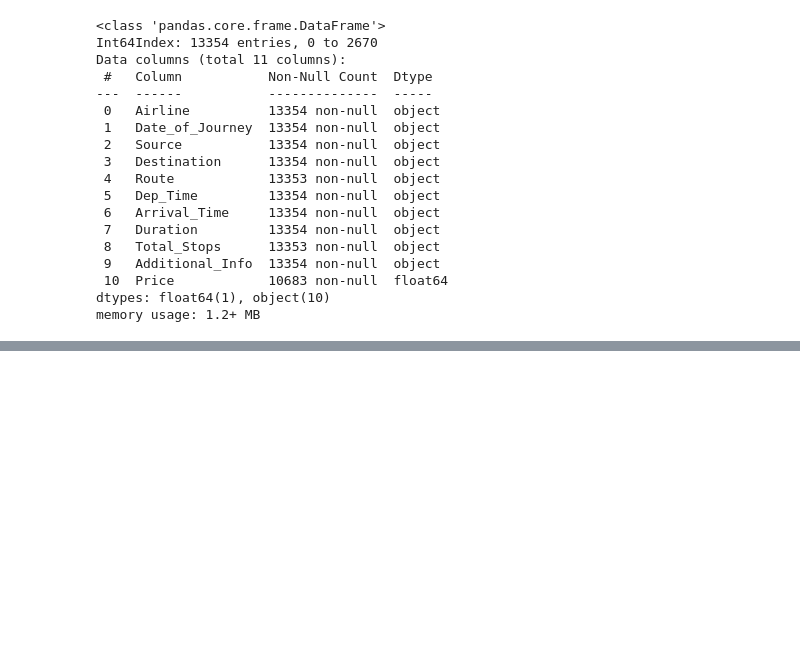
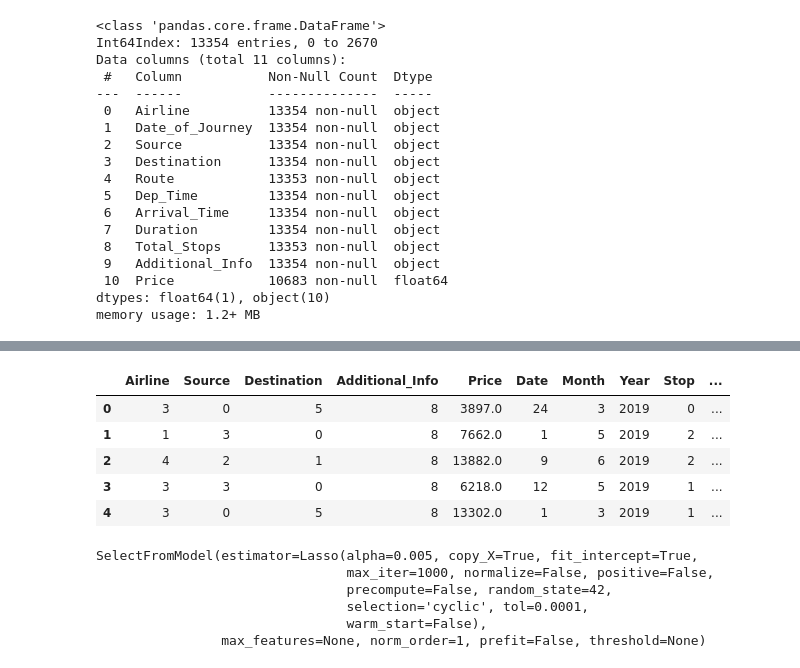
Before and after one commit to Devansharma/Flight_Price_Prediction, a Jupyter notebook: Flight_Price_Prediction.ipynb, the cells around one changed output, grey strips where cells are left out. Saved outputs shown, nothing was run; the diff lists cells and outputs as text; code cells hidden in the pictures; blank space fills up the shorter version.

```diff
--- a/Flight_Price_Prediction.ipynb
+++ b/Flight_Price_Prediction.ipynb
@@ -125,0 +190,20 @@ df = df.drop(['Arrival_Time'], axis=1)
+# %%
+encoder=LabelEncoder()
+df['Airline'] = encoder.fit_transform(df['Airline'])
+df['Source'] = encoder.fit_transform(df['Source'])
+df['Destination'] = encoder.fit_transform(df['Destination'])
+df['Additional_Info'] = encoder.fit_transform(df['Additional_Info'])
+df['Route_1'] = encoder.fit_transform(df['Route_1'])
+df['Route_2'] = encoder.fit_transform(df['Route_2'])
+df['Route_3'] = encoder.fit_transform(df['Route_3'])
+df['Route_4'] = encoder.fit_transform(df['Route_4'])
+df['Route_5'] = encoder.fit_transform(df['Route_5'])
+# %%
+df.head()
+# %% [output]
+|  | Airline | Source | Destination | Additional_Info | Price | Date | Month | Year | Stop | ... |
+| 0 | 3 | 0 | 5 | 8 | 3897.0 | 24 | 3 | 2019 | 0 | ... |
+| 1 | 1 | 3 | 0 | 8 | 7662.0 | 1 | 5 | 2019 | 2 | ... |
+| 2 | 4 | 2 | 1 | 8 | 13882.0 | 9 | 6 | 2019 | 2 | ... |
+| 3 | 3 | 3 | 0 | 8 | 6218.0 | 12 | 5 | 2019 | 1 | ... |
+| 4 | 3 | 0 | 5 | 8 | 13302.0 | 1 | 3 | 2019 | 1 | ... |
@@ -125,0 +220,9 @@ df = df.drop(['Arrival_Time'], axis=1)
+# %%
+model.fit(X_train, y_train)
+# %% [output]
+SelectFromModel(estimator=Lasso(alpha=0.005, copy_X=True, fit_intercept=True,
+                                max_iter=1000, normalize=False, positive=False,
+                                precompute=False, random_state=42,
+                                selection='cyclic', tol=0.0001,
+                                warm_start=False),
+                max_features=None, norm_order=1, prefit=False, threshold=None)
```
Also changed, not shown: parts of 31 cells of this notebook.
